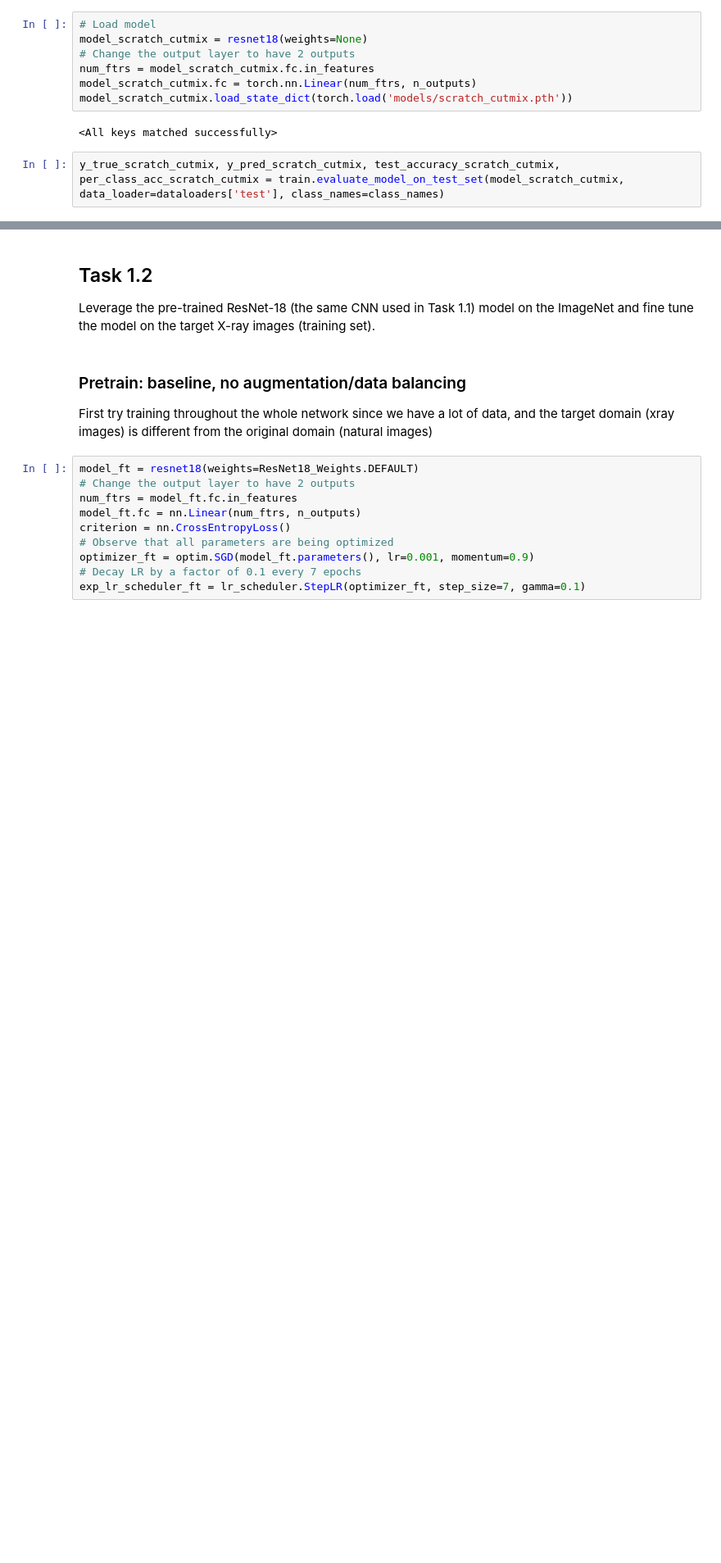
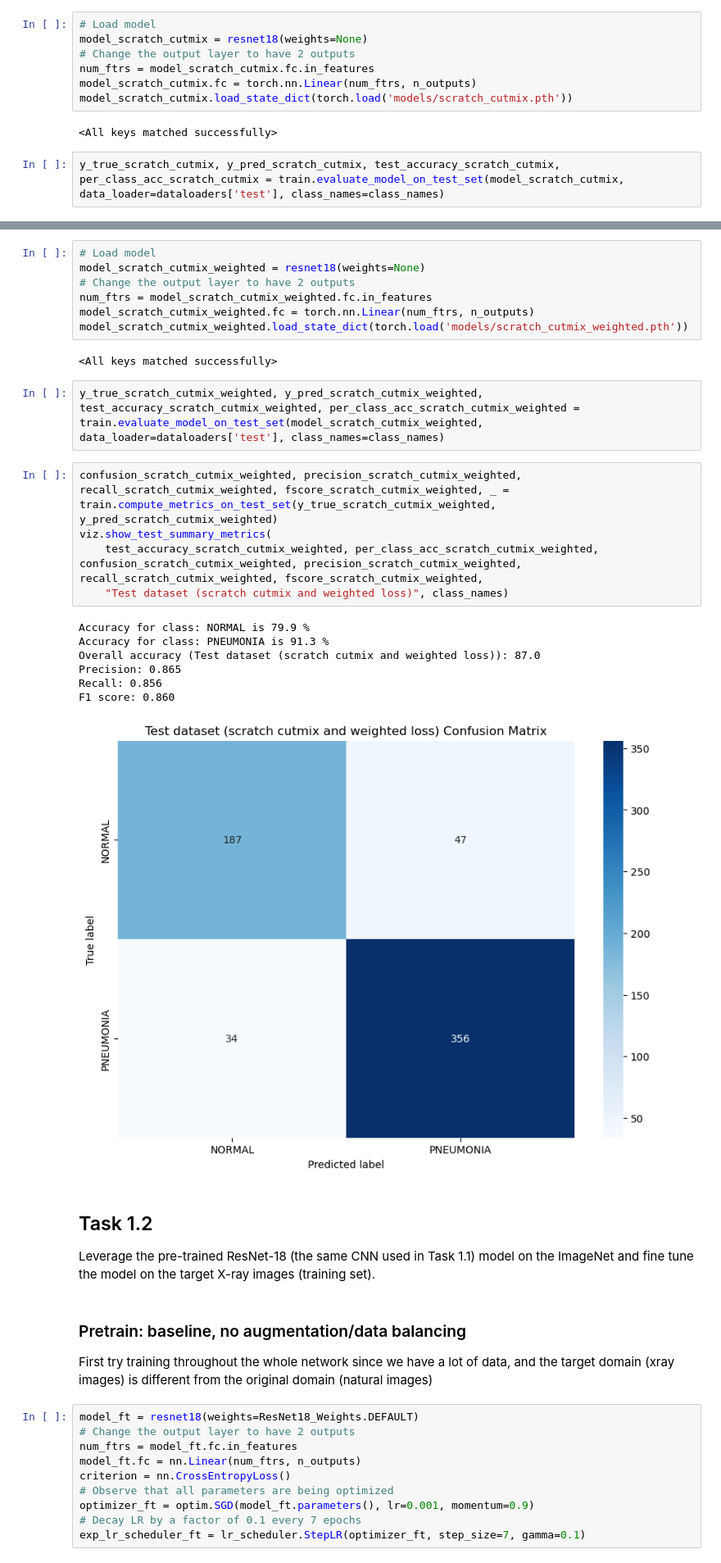
Before and after one commit to nashirj/chest-xray-classification, a Jupyter notebook: Assignment1.ipynb, the cells around one changed output, grey strips where cells are left out. Shown at 82% size. Cells and saved outputs as stored; diff of their text form; blank space fills up the shorter version.

```diff
--- a/Assignment1.ipynb
+++ b/Assignment1.ipynb
@@ -422,3 +483,27 @@ F1 score: 0.905
+# %%
+# Load model
+model_scratch_cutmix_weighted = resnet18(weights=None)
+# Change the output layer to have 2 outputs
+num_ftrs = model_scratch_cutmix_weighted.fc.in_features
+model_scratch_cutmix_weighted.fc = torch.nn.Linear(num_ftrs, n_outputs)
+model_scratch_cutmix_weighted.load_state_dict(torch.load('models/scratch_cutmix_weighted.pth'))
+# %% [output]
+<All keys matched successfully>
+# %%
+y_true_scratch_cutmix_weighted, y_pred_scratch_cutmix_weighted, test_accuracy_scratch_cutmix_weighted, per_class_acc_scratch_cutmix_weighted = train.evaluate_model_on_test_set(model_scratch_cutmix_weighted, data_loader=dataloaders['test'], class_names=class_names)
+# %%
+confusion_scratch_cutmix_weighted, precision_scratch_cutmix_weighted, recall_scratch_cutmix_weighted, fscore_scratch_cutmix_weighted, _ = train.compute_metrics_on_test_set(y_true_scratch_cutmix_weighted, y_pred_scratch_cutmix_weighted)
+viz.show_test_summary_metrics(
+    test_accuracy_scratch_cutmix_weighted, per_class_acc_scratch_cutmix_weighted, confusion_scratch_cutmix_weighted, precision_scratch_cutmix_weighted, recall_scratch_cutmix_weighted, fscore_scratch_cutmix_weighted,
+    "Test dataset (scratch cutmix and weighted loss)", class_names)
+# %% [output]
+Accuracy for class: NORMAL is 79.9 %
+Accuracy for class: PNEUMONIA is 91.3 %
+Overall accuracy (Test dataset (scratch cutmix and weighted loss)): 87.0
+Precision: 0.865
+Recall: 0.856
+F1 score: 0.860
+[figure, added]
 # %% [markdown]
 ## Task 1.2
 Leverage the pre-trained ResNet-18 (the same CNN used in Task 1.1) model on the ImageNet and fine tune the model on the target X-ray images (training set).
```
Also changed, not shown: parts of 32 cells of this notebook, 1 other file.
